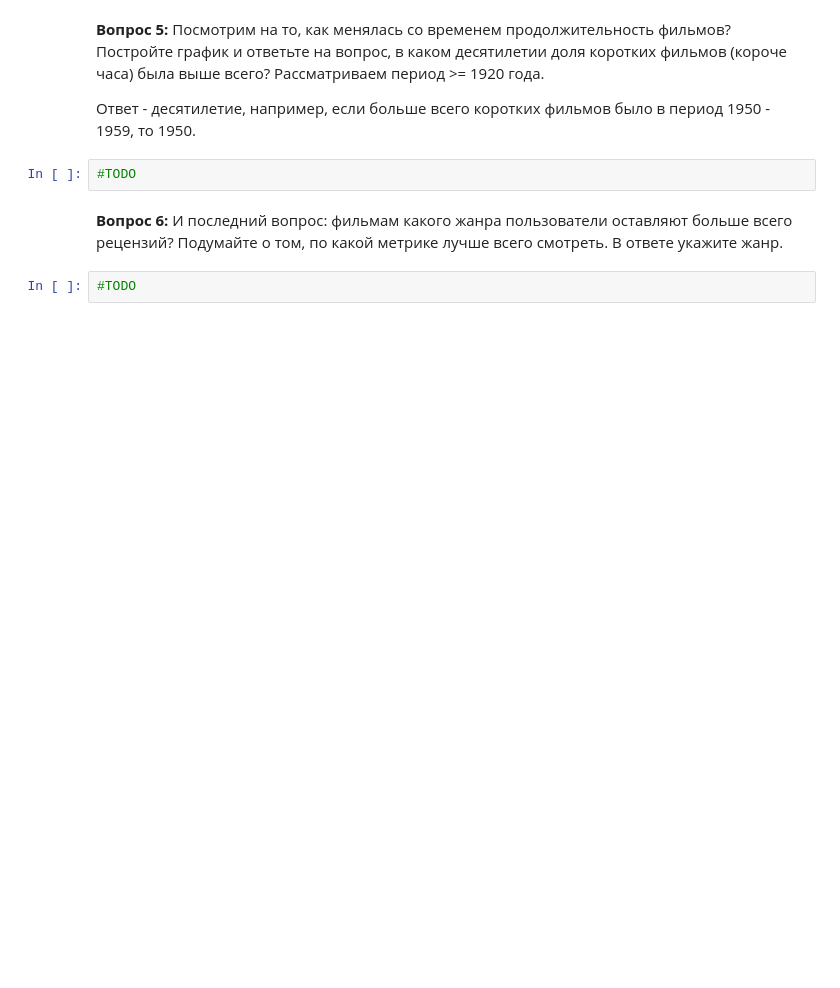
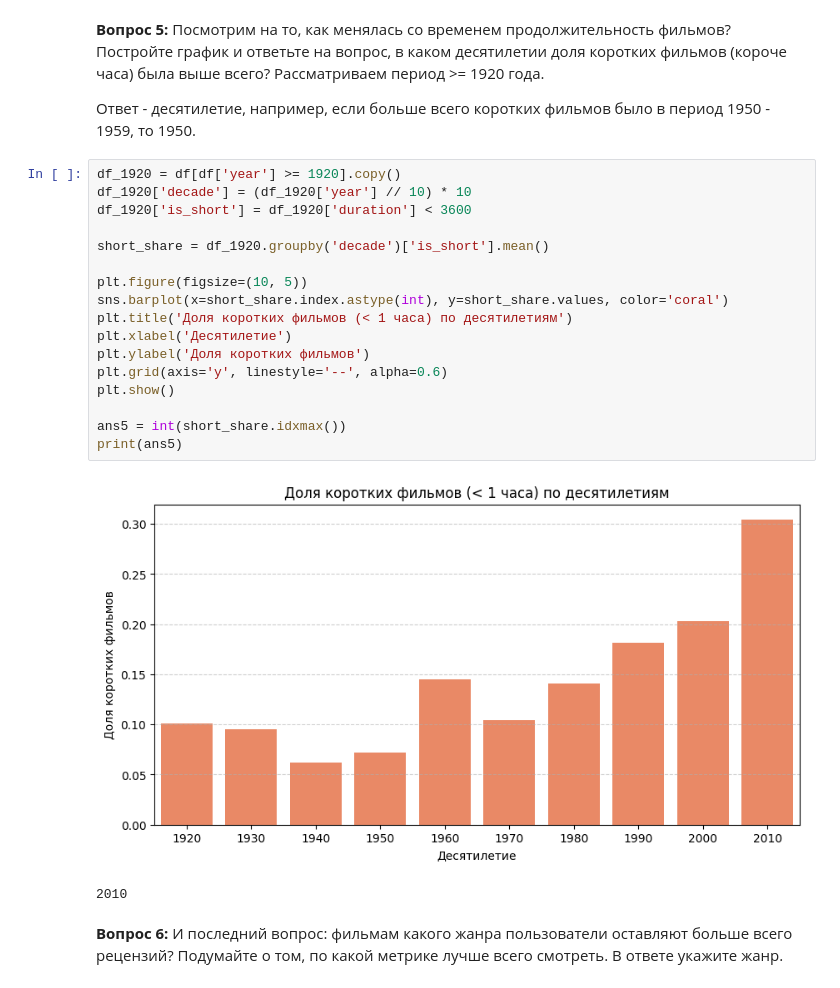
Before and after one commit to vasili-sikora/ml_azati_labs, a Jupyter notebook: lab2-libs/f_visualization/imdb.ipynb, the cells around one changed output. Cells and saved outputs as stored; diff of their text form; blank space fills up the shorter version.

```diff
--- a/lab2-libs/f_visualization/imdb.ipynb
+++ b/lab2-libs/f_visualization/imdb.ipynb
@@ -37,9 +121,25 @@ __Задача 4:__ Посмотрим на распределение филь
 __Вопрос 5:__ Посмотрим на то, как менялась со временем продолжительность фильмов? Постройте график и ответьте на вопрос, в каком десятилетии доля коротких фильмов (короче часа) была выше всего? Рассматриваем период >= 1920 года.
 
 Ответ - десятилетие, например, если больше всего коротких фильмов было в период 1950 - 1959, то 1950.
-# %%
-#TODO
+# %%
+df_1920 = df[df['year'] >= 1920].copy()
+df_1920['decade'] = (df_1920['year'] // 10) * 10
+df_1920['is_short'] = df_1920['duration'] < 3600
+
+short_share = df_1920.groupby('decade')['is_short'].mean()
+
+plt.figure(figsize=(10, 5))
+sns.barplot(x=short_share.index.astype(int), y=short_share.values, color='coral')
+plt.title('Доля коротких фильмов (< 1 часа) по десятилетиям')
+plt.xlabel('Десятилетие')
+plt.ylabel('Доля коротких фильмов')
+plt.grid(axis='y', linestyle='--', alpha=0.6)
+plt.show()
+
+ans5 = int(short_share.idxmax())
+print(ans5)
+# %% [output]
+[figure, added]
+2010
 # %% [markdown]
 __Вопрос 6:__ И последний вопрос: фильмам какого жанра пользователи оставляют больше всего рецензий? Подумайте о  том, по какой метрике лучше всего смотреть. В ответе укажите жанр.
-# %%
-#TODO
```
Also changed, not shown: parts of 8 cells of this notebook, 10 other files.
